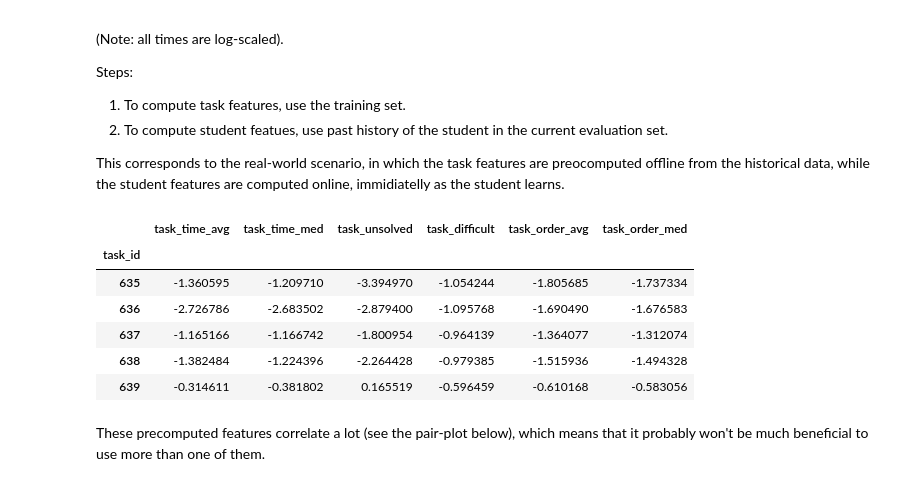
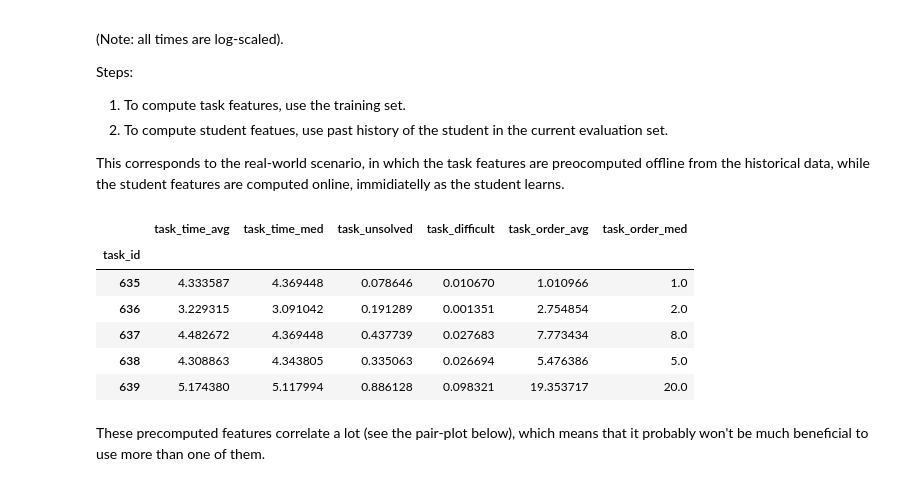
Before and after one commit to adaptive-learning/flocs-analyses, a Jupyter notebook: difficulty_classification/Difficulty Classification.ipynb, the cells around one changed output. Cells and saved outputs as stored; diff of their text form; code cells hidden in the pictures.

```diff
--- a/difficulty_classification/Difficulty Classification.ipynb
+++ b/difficulty_classification/Difficulty Classification.ipynb
@@ -44,6 +44,8 @@ from sklearn import preprocessing
 ordering = pd.read_csv('../data/robotanik/user_time_ordering.csv', index_col='Login')
 # Make task IDs integers (from string labels).
 ordering.columns = map(int, ordering.columns)
+# Remove tasks with not enough data.
+ordering = ordering.dropna(axis=1, thresh=40)
 ordering.head()
 # %% [output]
 |  | 635 | 636 | 637 | 638 | 639 | 640 | 641 | 642 | 643 | 644 | ... | ... |
@@ -166,35 +168,37 @@ Steps:
 
 This corresponds to the real-world scenario, in which the task features are preocomputed offline from the historical data, while the student features are computed online, immidiatelly as the student learns.
 # %%
-def compute_task_features(events_train, normalize=True):
+def compute_task_features(events_train, normalize=False):
     tasks = events_train.groupby('task_id')
     n_students = events_train.student_id.nunique()
     n_tasks = events_train.task_id.nunique()
     task_features = pd.DataFrame(OrderedDict(
       task_time_avg=tasks.time.mean(),
       task_time_med=tasks.time.median(),
       task_unsolved=1 - tasks.time.count() / n_students,
       task_difficult=tasks.label.mean(),
       task_order_avg=tasks.student_order.mean(),
       task_order_med=tasks.student_order.median(),
     ))
+    # Note: normalization should be added to the classifier pipeline
+    # (student-features derivation requires original features).
     if normalize:
         task_features = pd.DataFrame(
             preprocessing.scale(task_features),
             index=task_features.index,
             columns=task_features.columns)
     return task_features
 
-task_features = compute_task_features(raw_train_events, normalize=True)
+task_features = compute_task_features(raw_train_events, normalize=False)
 task_features.head()
 # %% [output]
 |  | task_time_avg | task_time_med | task_unsolved | task_difficult | task_order_avg | task_order_med |
 | task_id |  |  |  |  |  |  |
-| 635 | -1.360595 | -1.209710 | -3.394970 | -1.054244 | -1.805685 | -1.737334 |
-| 636 | -2.726786 | -2.683502 | -2.879400 | -1.095768 | -1.690490 | -1.676583 |
-| 637 | -1.165166 | -1.166742 | -1.800954 | -0.964139 | -1.364077 | -1.312074 |
-| 638 | -1.382484 | -1.224396 | -2.264428 | -0.979385 | -1.515936 | -1.494328 |
-| 639 | -0.314611 | -0.381802 | 0.165519 | -0.596459 | -0.610168 | -0.583056 |
+| 635 | 4.333587 | 4.369448 | 0.078646 | 0.010670 | 1.010966 | 1.0 |
+| 636 | 3.229315 | 3.091042 | 0.191289 | 0.001351 | 2.754854 | 2.0 |
+| 637 | 4.482672 | 4.369448 | 0.437739 | 0.027683 | 7.773434 | 8.0 |
+| 638 | 4.308863 | 4.343805 | 0.335063 | 0.026694 | 5.476386 | 5.0 |
+| 639 | 5.174380 | 5.117994 | 0.886128 | 0.098321 | 19.353717 | 20.0 |
 # %% [markdown]
 These precomputed features correlate a lot (see the pair-plot below), which means that it probably won't be much beneficial to use more than one of them.
 # %%
```
Also changed, not shown: parts of 15 cells of this notebook.
